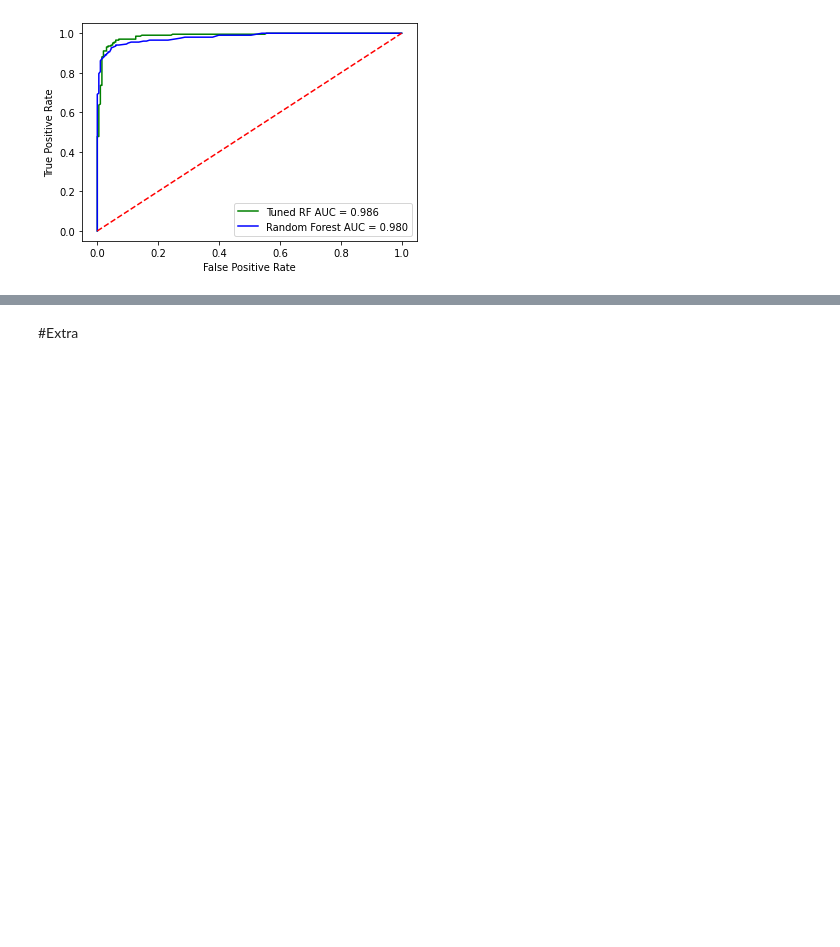
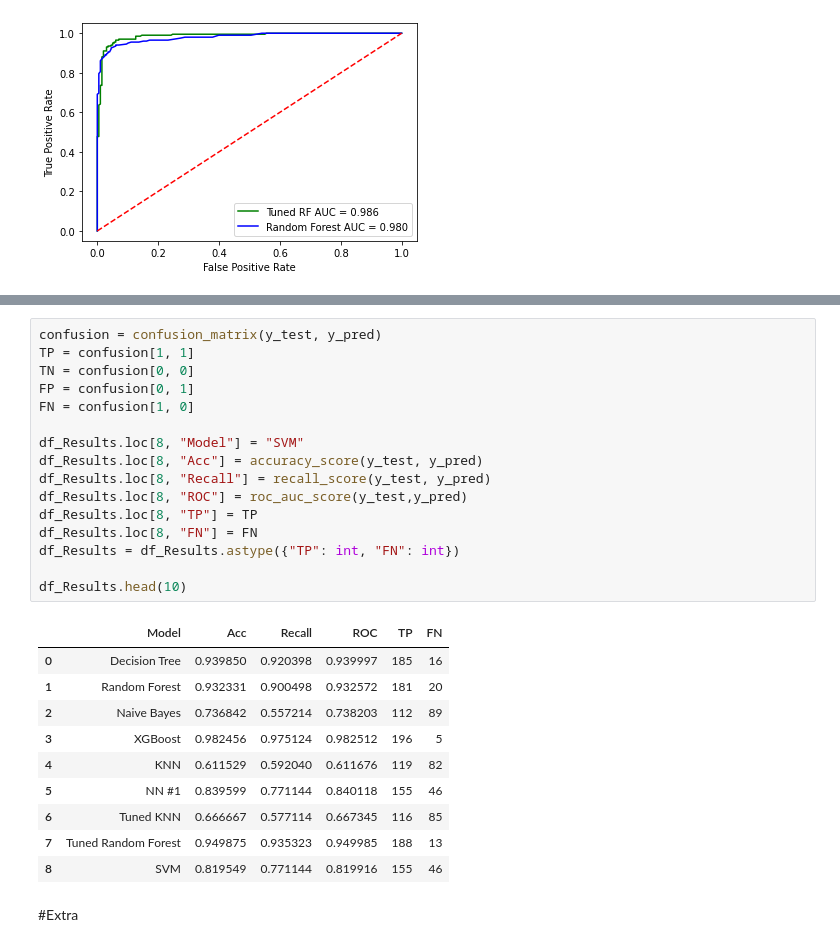
Before and after one commit to MKrezheska/data-mining-project, a Jupyter notebook: 4_Models_extra.ipynb, the cells around one changed output, grey strips where cells are left out. Cells and saved outputs as stored; diff of their text form; blank space fills up the shorter version.

```diff
--- a/4_Models_extra.ipynb
+++ b/4_Models_extra.ipynb
@@ -968,3 +1035,30 @@ plt.show()
+# %%
+confusion = confusion_matrix(y_test, y_pred)
+TP = confusion[1, 1]
+TN = confusion[0, 0]
+FP = confusion[0, 1]
+FN = confusion[1, 0]
+
+df_Results.loc[8, "Model"] = "SVM"
+df_Results.loc[8, "Acc"] = accuracy_score(y_test, y_pred)
+df_Results.loc[8, "Recall"] = recall_score(y_test, y_pred)
+df_Results.loc[8, "ROC"] = roc_auc_score(y_test,y_pred)
+df_Results.loc[8, "TP"] = TP
+df_Results.loc[8, "FN"] = FN
+df_Results = df_Results.astype({"TP": int, "FN": int})
+
+df_Results.head(10)
+# %% [output]
+|  | Model | Acc | Recall | ROC | TP | FN |
+| 0 | Decision Tree | 0.939850 | 0.920398 | 0.939997 | 185 | 16 |
+| 1 | Random Forest | 0.932331 | 0.900498 | 0.932572 | 181 | 20 |
+| 2 | Naive Bayes | 0.736842 | 0.557214 | 0.738203 | 112 | 89 |
+| 3 | XGBoost | 0.982456 | 0.975124 | 0.982512 | 196 | 5 |
+| 4 | KNN | 0.611529 | 0.592040 | 0.611676 | 119 | 82 |
+| 5 | NN #1 | 0.839599 | 0.771144 | 0.840118 | 155 | 46 |
+| 6 | Tuned KNN | 0.666667 | 0.577114 | 0.667345 | 116 | 85 |
+| 7 | Tuned Random Forest | 0.949875 | 0.935323 | 0.949985 | 188 | 13 |
+| 8 | SVM | 0.819549 | 0.771144 | 0.819916 | 155 | 46 |
 # %% [markdown]
 #Extra
 # %%
```
Also changed, not shown: parts of 7 cells of this notebook.
